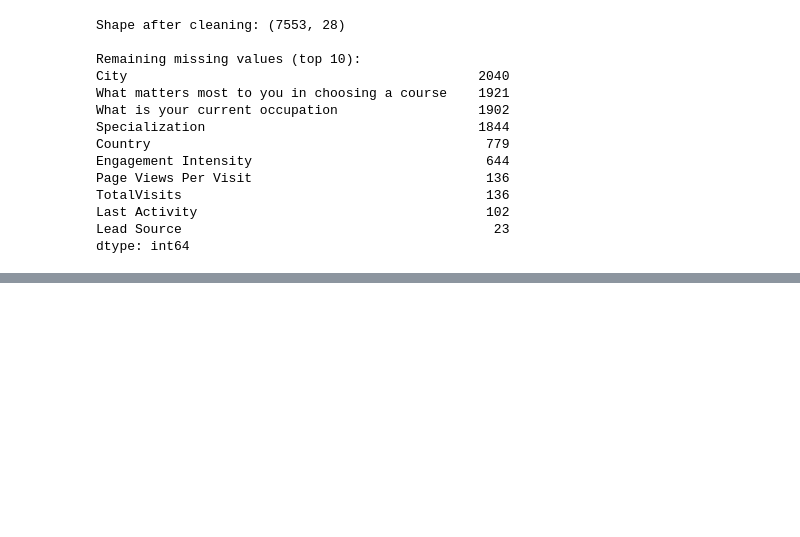
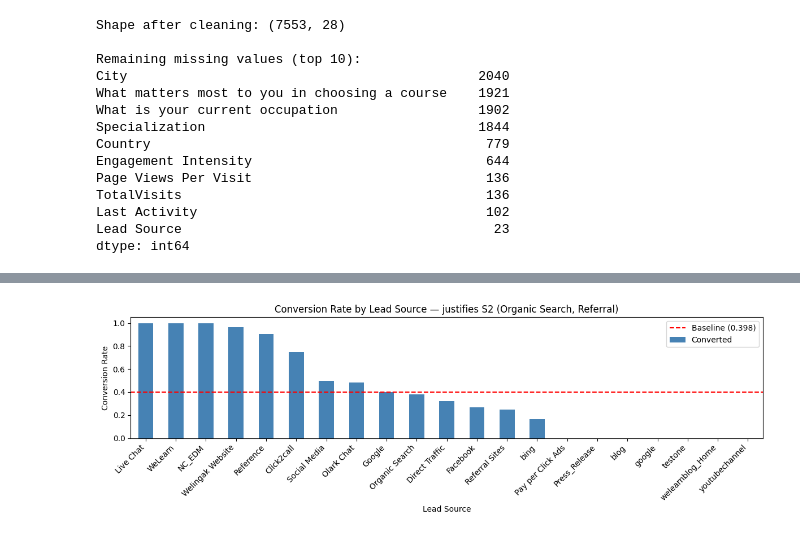
Before and after one commit to thomami244/Masters_Constrained_Lead_Qualification, a Jupyter notebook: Masters_Constrained_Lead_Qualification_Notebook.ipynb, the cells around one changed output, grey strips where cells are left out. Drawn from its saved outputs; the diff is of its cells as text; code cells hidden in the pictures; blank space fills up the shorter version.

```diff
--- a/Masters_Constrained_Lead_Qualification_Notebook.ipynb
+++ b/Masters_Constrained_Lead_Qualification_Notebook.ipynb
@@ -195,0 +264,19 @@ dtype: int64
+# %%
+
+# --- 5d. Conversion rate by Lead Source (justifies S2) ---
+if "Lead Source" in df.columns:
+    conv_by_source = (
+        df.groupby("Lead Source")["Converted"].mean().sort_values(ascending=False)
+    )
+    fig, ax = plt.subplots(figsize=(12, 4))
+    conv_by_source.plot(kind="bar", ax=ax, color="steelblue")
+    ax.axhline(BASELINE_RATE, color="red", linestyle="--", label=f"Baseline ({BASELINE_RATE:.3f})")
+    ax.set_title("Conversion Rate by Lead Source — justifies S2 (Organic Search, Referral)")
+    ax.set_ylabel("Conversion Rate")
+    ax.legend()
+    plt.xticks(rotation=45, ha="right")
+    plt.tight_layout()
+    plt.savefig("fig_04_conv_by_lead_source.png", dpi=150)
+    plt.show()
+# %% [output]
+[figure, added]
```
Also changed, not shown: parts of 12 cells of this notebook, 7 other files.
